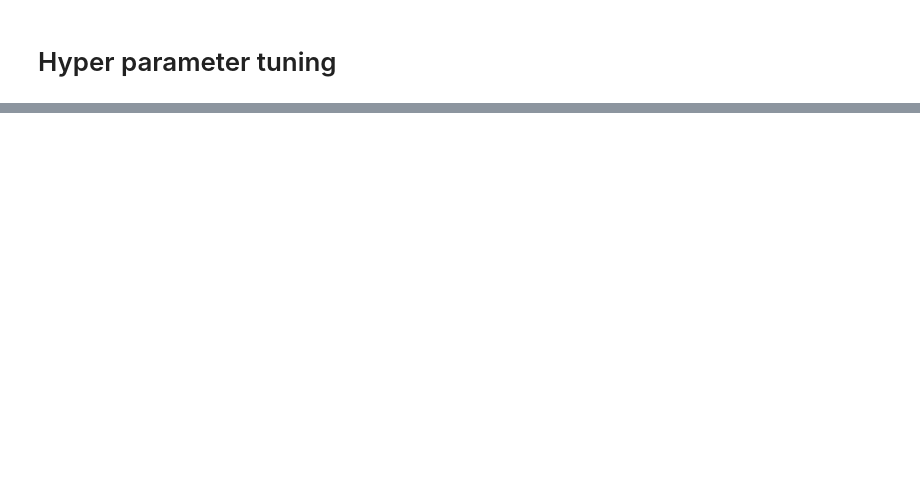
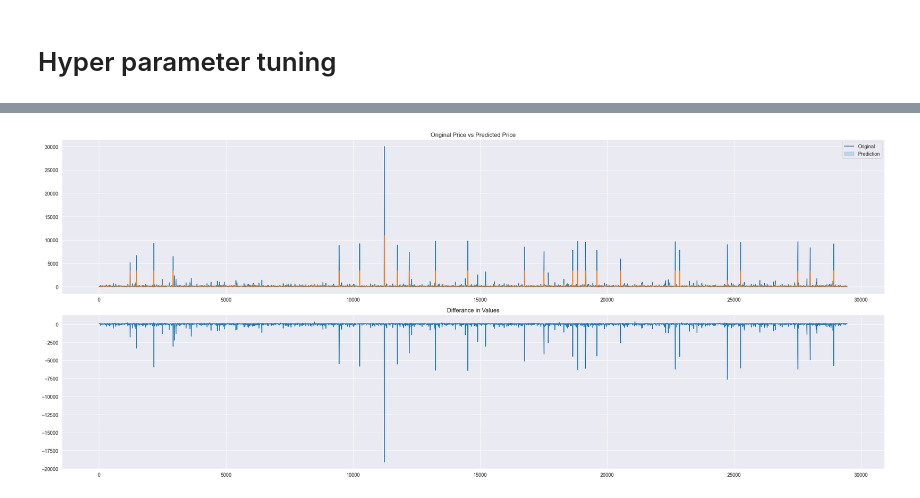
Before and after one commit to Yahya-Ashraf-Mohamed/CodeClause-Intern, a Jupyter notebook: House Price Prediction/House Price Prediction.ipynb, the cells around one changed output, grey strips where cells are left out. Cells and saved outputs as stored; diff of their text form; code cells hidden in the pictures; blank space fills up the shorter version.

```diff
--- a/House Price Prediction/House Price Prediction.ipynb
+++ b/House Price Prediction/House Price Prediction.ipynb
@@ -667,3 +699,18 @@ ValueError: continuous is not supported
+# %%
+pred = Algorithms[5].predict(X_test)
+Differance = pred - y_test.values.ravel()
+
+fig,ax=plt.subplots(2,1,figsize=(24,10))
+sns.lineplot(y=y_test.values.ravel(),x=y_test.index,legend=False,ax=ax[0])
+sns.lineplot(y=pred,x=y_test.index,legend=False,ax=ax[0])
+sns.lineplot(y=Differance,x=y_test.index,legend="full",ax=ax[1])
+ax[0].set_title('Original Price vs Predicted Price')
+ax[0].legend(['Original','Prediction'])
+ax[1].set_title('Differance in Values')
+plt.tight_layout()
+plt.show()
+# %% [output]
+[figure, added]
 # %%
 print("Fitting...")
 # Fit the grid search object to the training data and find the optimal parameters using fit()
```
Also changed, not shown: parts of 14 cells of this notebook, 1 other file.
